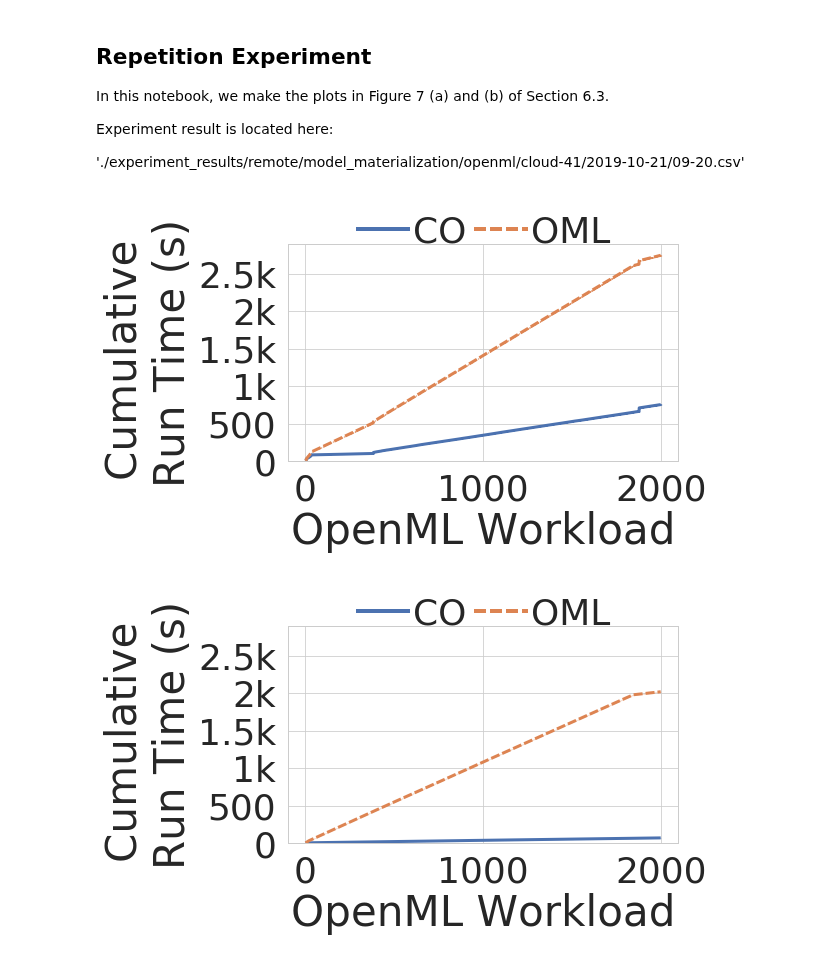
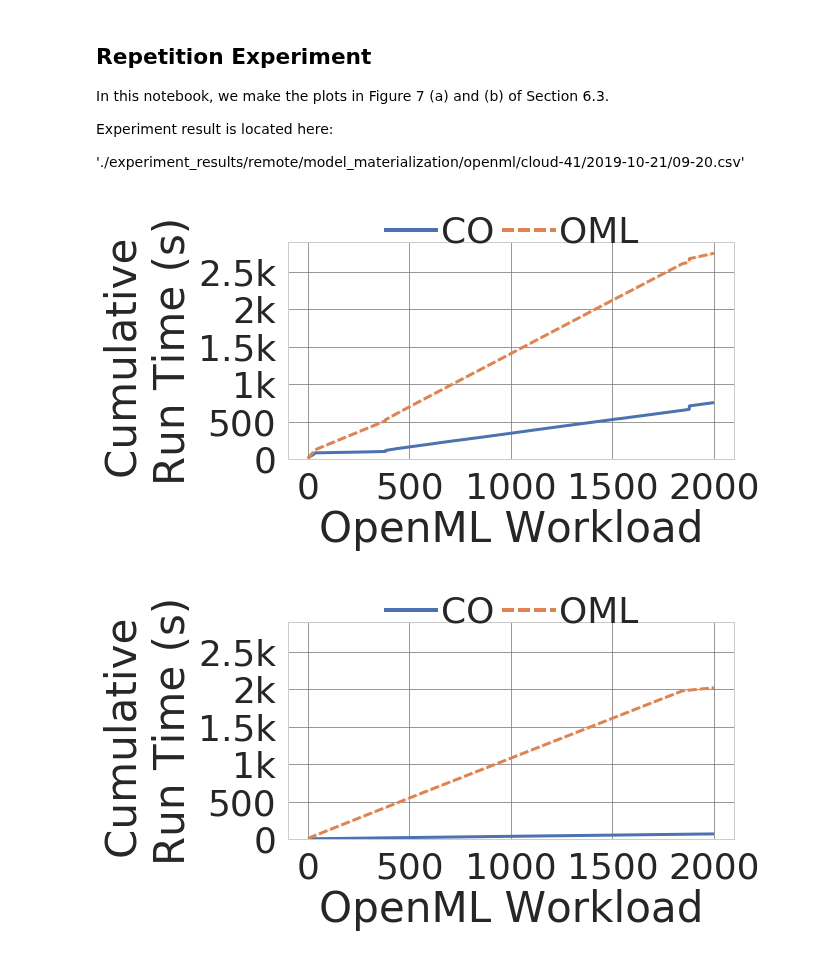
Before and after one commit to dbehrouz/ml-workload-optimization, a Jupyter notebook: code/collaborative-optimizer/paper/experiments/model_materialization/plots.ipynb, the cells around one changed output. Cells and saved outputs as stored; diff of their text form; code cells hidden in the pictures.

Commit message:
resizes some of the experiment figures and adds a darker grid line

```diff
--- a/code/collaborative-optimizer/paper/experiments/model_materialization/plots.ipynb
+++ b/code/collaborative-optimizer/paper/experiments/model_materialization/plots.ipynb
@@ -20,6 +20,7 @@ import os
 import matplotlib2tikz
 plt.style.use('seaborn')
 sns.set(style="whitegrid")
+sns.set_style({'grid.color': '.5'})
 sns.set_context("paper", font_scale=2, rc={"lines.markersize": 15})
 plt.rc('hatch', color='white', linewidth=4)
 plt.rcParams.update({
@@ -74,7 +75,7 @@ execution_times['workload'] = execution_times.groupby(['exp_id', 'type','mat_bud
 execution_times['type'] = execution_times['type'].replace(method_map)
 # %%
 def plot_executions_time(df, y='cumulative_run_time', loc=None):
-    plt.figure(figsize=(7, 4))
+    plt.figure(figsize=(8, 4))
     plot = sns.lineplot(
         data=df,
         x='workload',
@@ -124,7 +125,7 @@ def plot_executions_time(df, y='cumulative_run_time', loc=None):
         numpoints=1,
         ncol=3,
         columnspacing=0.2,
-        bbox_to_anchor=(0.5, 1.28))
+        bbox_to_anchor=(0.5, 1.27))
 
     plt.tick_params(labelsize=TICK_LABEL_SIZE)
     plot.set_xlabel('OpenML Workload', fontsize=AXIS_FONT)
@@ -133,16 +134,17 @@ def plot_executions_time(df, y='cumulative_run_time', loc=None):
     plt.tick_params(labelsize=TICK_LABEL_SIZE)
     plot.set_ylim((0, 2900))
     plot.set_yticks([0, 500, 1000, 1500, 2000, 2500])
+    plot.set_xticks([0, 500, 1000, 1500, 2000])
     if loc is not None:
         plt.savefig(loc, bbox_inches='tight')
 # %%
 df = execution_times[(execution_times.mat_budget == 0.1) | (execution_times.type == 'OML')]
-plot_executions_time(df, y='cumulative_run_time')
-#plot_executions_time(df, y='cumulative_run_time',loc=output_directory+'/cumulative-runtime.pgf')
+#plot_executions_time(df, y='cumulative_run_time')
+plot_executions_time(df, y='cumulative_run_time',loc=output_directory+'/cumulative-runtime.pgf')
 # %% [output]
-[figure, old version]
+[figure, new version]
 # %%
-plot_executions_time(df, y='cumulative_best_run_time')
-#plot_executions_time(df, y='cumulative_best_run_time',loc=output_directory+'/bestpipeline-overhead.pgf')
+#plot_executions_time(df, y='cumulative_best_run_time')
+plot_executions_time(df, y='cumulative_best_run_time',loc=output_directory+'/bestpipeline-overhead.pgf')
 # %% [output]
-[figure, old version]
+[figure, new version]
```
Also changed, not shown: 22 other files.
